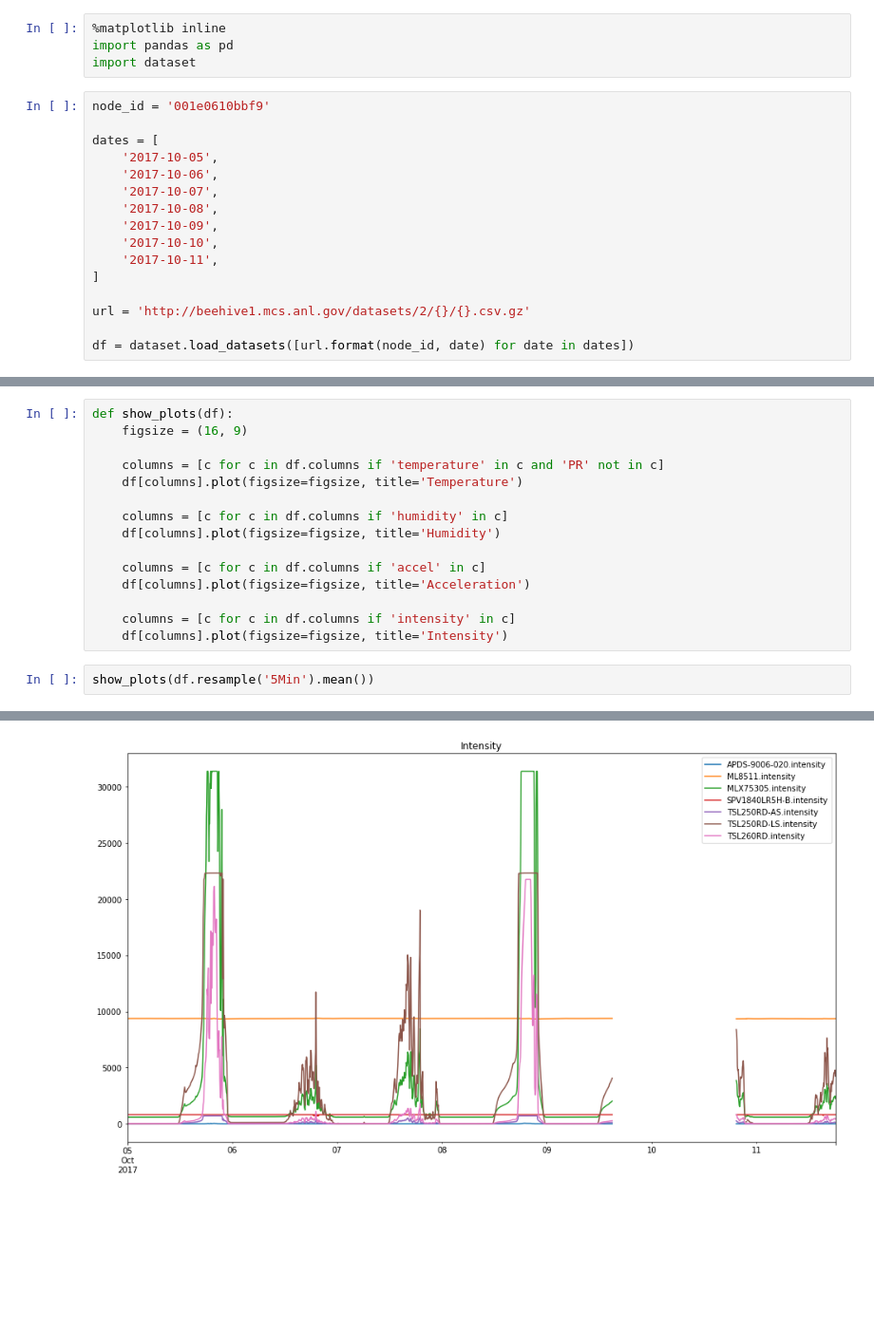
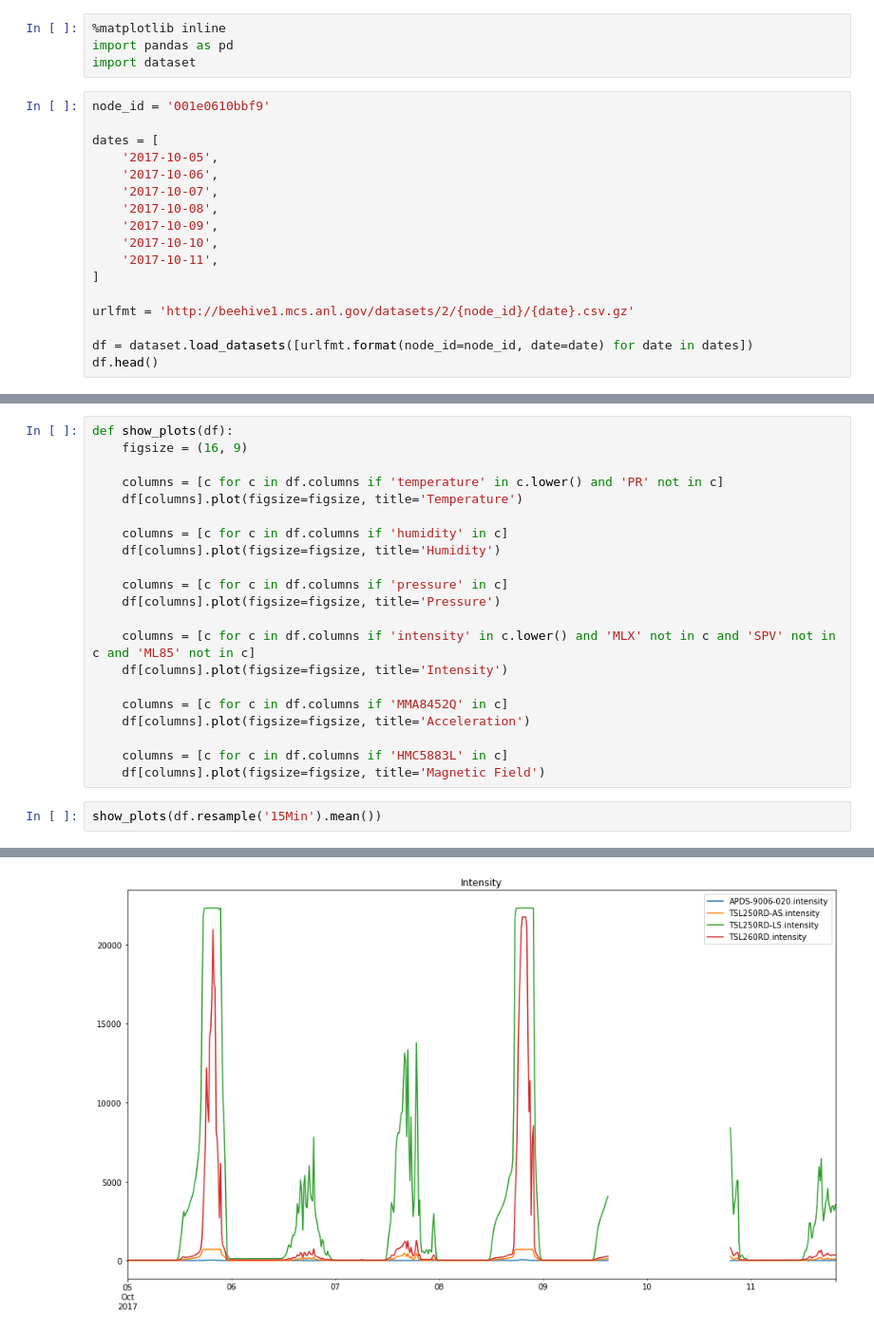
Before and after one commit to seanshahkarami/waggle-notebooks, a Jupyter notebook: Combined Plotting.ipynb, the cells around one changed output, grey strips where cells are left out. Shown at 95% size. Drawn from its saved outputs; the diff is of its cells as text; blank space fills up the shorter version.

Commit message:
update plots

```diff
--- a/Combined Plotting.ipynb
+++ b/Combined Plotting.ipynb
@@ -15,6 +15,7 @@ dates = [
     '2017-10-11',
 ]
 
-url = 'http://beehive1.mcs.anl.gov/datasets/2/{}/{}.csv.gz'
+urlfmt = 'http://beehive1.mcs.anl.gov/datasets/2/{node_id}/{date}.csv.gz'
 
-df = dataset.load_datasets([url.format(node_id, date) for date in dates])
+df = dataset.load_datasets([urlfmt.format(node_id=node_id, date=date) for date in dates])
+df.head()
@@ -22,17 +31,23 @@ df = dataset.load_datasets([url.format(node_id, date) for date in dates])
 def show_plots(df):
     figsize = (16, 9)
 
-    columns = [c for c in df.columns if 'temperature' in c and 'PR' not in c]
+    columns = [c for c in df.columns if 'temperature' in c.lower() and 'PR' not in c]
     df[columns].plot(figsize=figsize, title='Temperature')
 
     columns = [c for c in df.columns if 'humidity' in c]
     df[columns].plot(figsize=figsize, title='Humidity')
 
-    columns = [c for c in df.columns if 'accel' in c]
+    columns = [c for c in df.columns if 'pressure' in c]
+    df[columns].plot(figsize=figsize, title='Pressure')
+
+    columns = [c for c in df.columns if 'intensity' in c.lower() and 'MLX' not in c and 'SPV' not in c and 'ML85' not in c]
+    df[columns].plot(figsize=figsize, title='Intensity')
+
+    columns = [c for c in df.columns if 'MMA8452Q' in c]
     df[columns].plot(figsize=figsize, title='Acceleration')
 
-    columns = [c for c in df.columns if 'intensity' in c]
-    df[columns].plot(figsize=figsize, title='Intensity')
+    columns = [c for c in df.columns if 'HMC5883L' in c]
+    df[columns].plot(figsize=figsize, title='Magnetic Field')
 # %%
-show_plots(df.resample('5Min').mean())
+show_plots(df.resample('15Min').mean())
 # %% [output]
@@ -42 +57 @@ show_plots(df.resample('5Min').mean())
-[figure, old version]
+[figure, new version]
```
Also changed, not shown: parts of 2 cells of this notebook, 1 other file.
